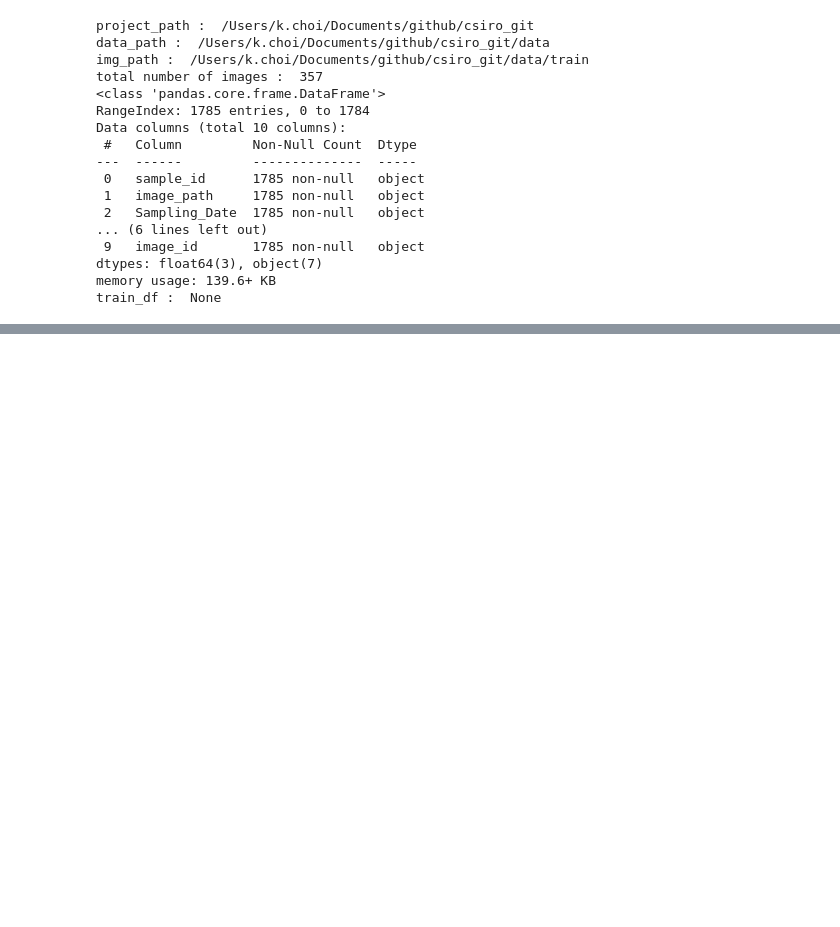
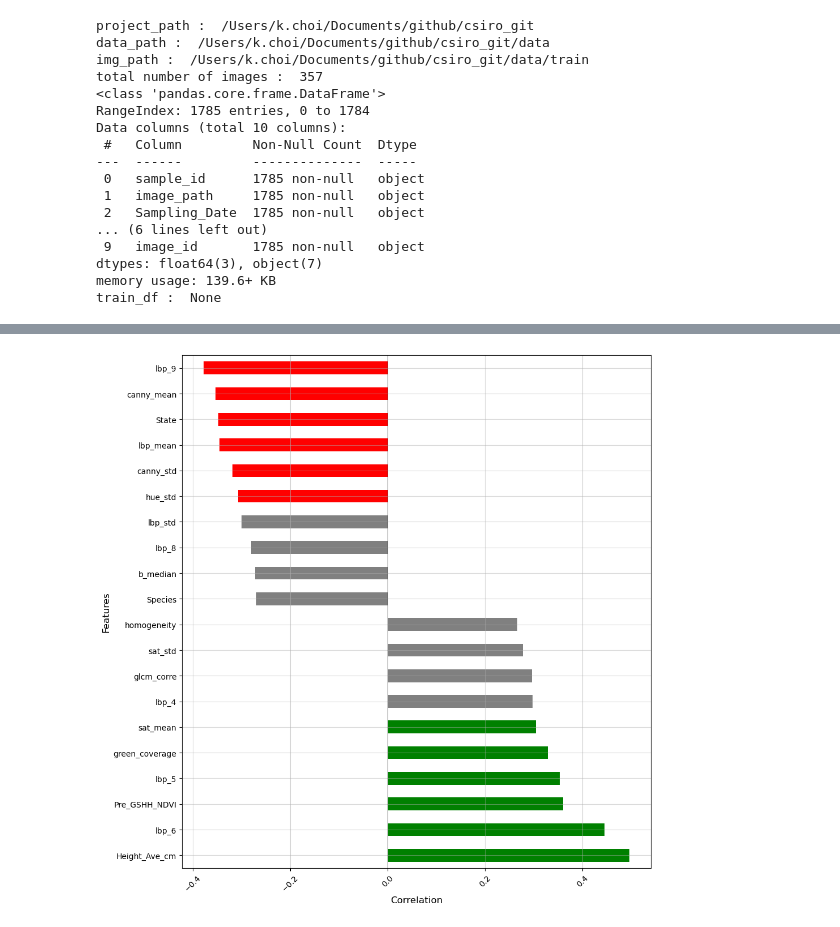
Before and after one commit to khchoi-physik/csiro_biomass, a Jupyter notebook: features_generate.ipynb, the cells around one changed output, grey strips where cells are left out. Cells and saved outputs as stored; diff of their text form; code cells hidden in the pictures; blank space fills up the shorter version.

Commit message:
correlations

```diff
--- a/features_generate.ipynb
+++ b/features_generate.ipynb
@@ -186,7 +186,8 @@ for img_path in selected_img_path[:3]:
 
 features_list = []
 
-for img_path in tqdm(selected_img_path, desc='features extraction in progress'):
+# for img_path in tqdm(selected_img_path, desc='features extraction in progress'):
+for img_path in tqdm(img_list, desc='features extraction in progress'):
 
     try:
         features = update_features(img_path)
@@ -276,4 +275,19 @@ memory usage: 40.8+ KB
 None
 # %%
-complete_df
+species_encoder = LabelEncoder()
+state_encoder   = LabelEncoder()
+
+
+analysis_df             = complete_df.copy()
+
+analysis_df['Species']  = species_encoder.fit_transform(analysis_df['Species'])
+analysis_df['State']    = state_encoder.fit_transform(analysis_df['State'])
+
+print('Species:')
+for i in np.unique(analysis_df['Species']): print(i, species_encoder.inverse_transform([i]) )
+print('State:')
+for i in np.unique(analysis_df['State']): print(i, state_encoder.inverse_transform([i]) )
+
+
+analysis_df             = analysis_df.drop(columns=['Sampling_Date', 'image_id'])
 # %% [output]
@@ -293,3 +311,10 @@ complete_df
+# %%
+correlation_dry_clov  =  analysis_df.corr()['Dry_Clover_g'].sort_values(ascending=False)
+correlation_dry_gdm   =  analysis_df.corr()['GDM_g'].sort_values(ascending=False)
+correlation_dry_dead  =  analysis_df.corr()['Dry_Dead_g'].sort_values(ascending=False)
+correlation_dry_green =  analysis_df.corr()['Dry_Green_g'].sort_values(ascending=False)
+correlation_dry_total =  analysis_df.corr()['Dry_Total_g'].sort_values(ascending=False)
 # %%
-df_total =
+## drop target features
+correlation = correlation_dry_total.drop(['Dry_Total_g', 'Dry_Clover_g', 'Dry_Dead_g', 'Dry_Green_g', 'GDM_g'])
 # %%
@@ -305,0 +346,16 @@ ValueError: could not convert string to float: 'ID1703304524'
+# %%
+relevant_features = pd.concat([correlation.head(10), correlation.tail(10)])
+plt.figure( figsize = (10, 10))
+
+colors = ['green' if (x > 0.3) else 'red' if (x < -0.3) else 'gray' for x in relevant_features]
+
+relevant_features.plot(kind='barh', color=colors)
+plt.axvline(x=0, color='black', linewidth=0.5)
+plt.xlabel('Correlation', fontsize=12)
+plt.ylabel('Features', fontsize=12)
+plt.grid(True, alpha = 0.5)
+plt.xticks(rotation=45)
+plt.tight_layout()
+plt.show()
+# %% [output]
+[figure, added]
```
Also changed, not shown: parts of 8 cells of this notebook, 2 other files.
